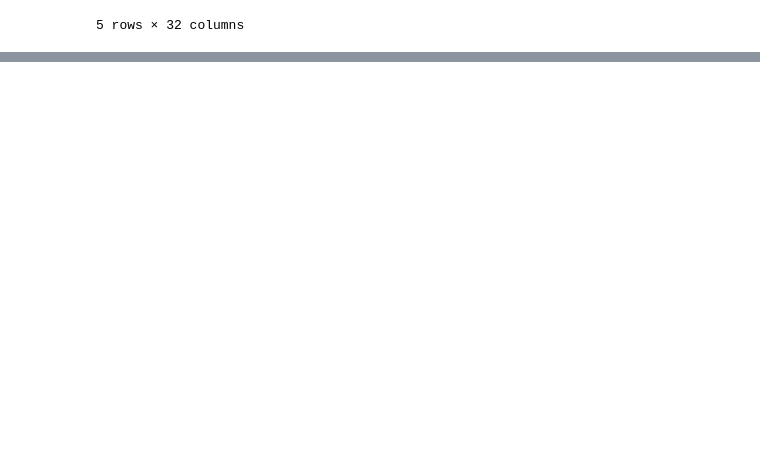
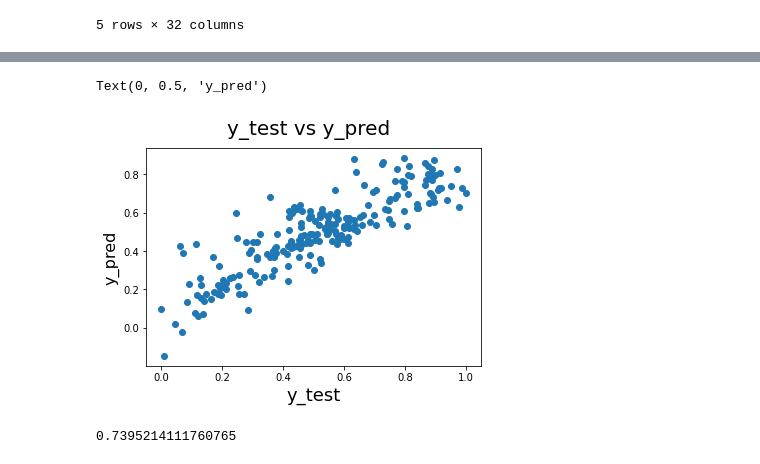
Before and after one commit to rajeshraoj/bike_rides, a Jupyter notebook: bikes_linear_regression.ipynb, the cells around one changed output, grey strips where cells are left out. Drawn from its saved outputs; the diff is of its cells as text; code cells hidden in the pictures; blank space fills up the shorter version.

```diff
--- a/bikes_linear_regression.ipynb
+++ b/bikes_linear_regression.ipynb
@@ -237,0 +609,9 @@ Index(['instant', 'dteday', 'year', 'holiday', 'workingday', 'temp', 'atemp',
+# %%
+#Scaling the test data the same way as train data.
+# MinMax scaling is used.
+
+num_vars = ['temp', 'atemp','humidity', 'windspeed', 'cnt']
+
+bike_test[num_vars] = scaler.fit_transform(bike_test[num_vars])
+
+bike_test.head()
@@ -237,0 +626,33 @@ Index(['instant', 'dteday', 'year', 'holiday', 'workingday', 'temp', 'atemp',
+# %%
+# Extracting the Independent and dependent variables in the test data
+
+y_test = bike_test.pop('cnt')
+X_test = bike_test
+# %%
+# Creating X_test_new dataframe by dropping variables from X_test
+X_test_new = X_test[X_train_new.columns]
+
+# Adding a constant variable
+X_test_new = sm.add_constant(X_test_new)
+# %%
+# Making predictions
+y_pred = lm.predict(X_test_new)
+# %%
+# Plotting y_test and y_pred to understand the spread.
+fig = plt.figure()
+plt.scatter(y_test,y_pred)
+fig.suptitle('y_test vs y_pred', fontsize=20)              # Plot heading
+plt.xlabel('y_test', fontsize=18)                          # X-label
+plt.ylabel('y_pred', fontsize=16)                          # Y-label
+
+# From the graph below, there is a linear relationship between actual and predicted values in the test data
+# %% [output]
+Text(0, 0.5, 'y_pred')
+[figure, added]
+# %%
+from sklearn.metrics import r2_score
+r2_score(y_test, y_pred)
+
+# R-Square value explains that nearly 73.95% of the variance in dependent variable (y_test) can be explained by the independent variables in our model
+# %% [output]
+0.7395214111760765
```
Also changed, not shown: parts of 60 cells of this notebook.
